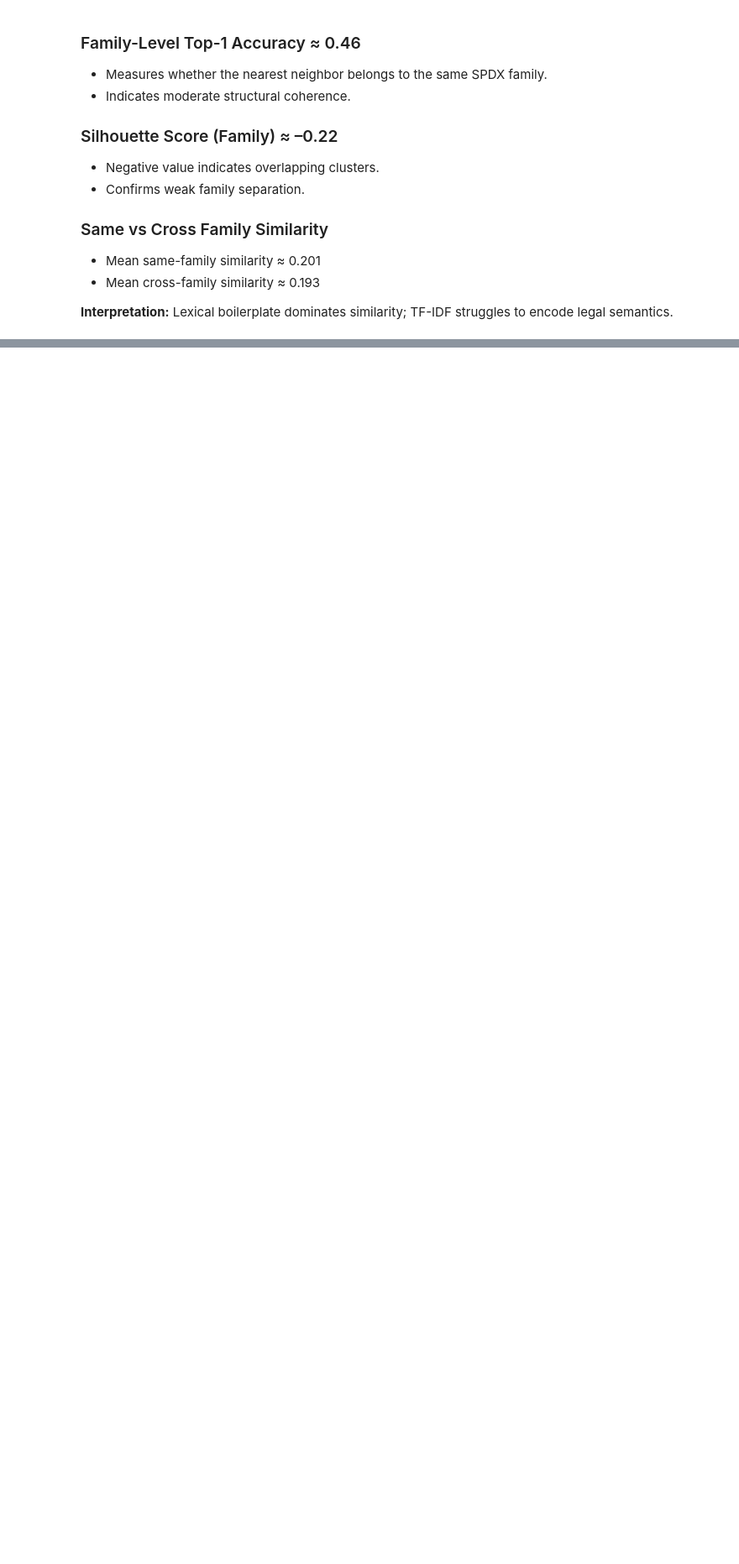
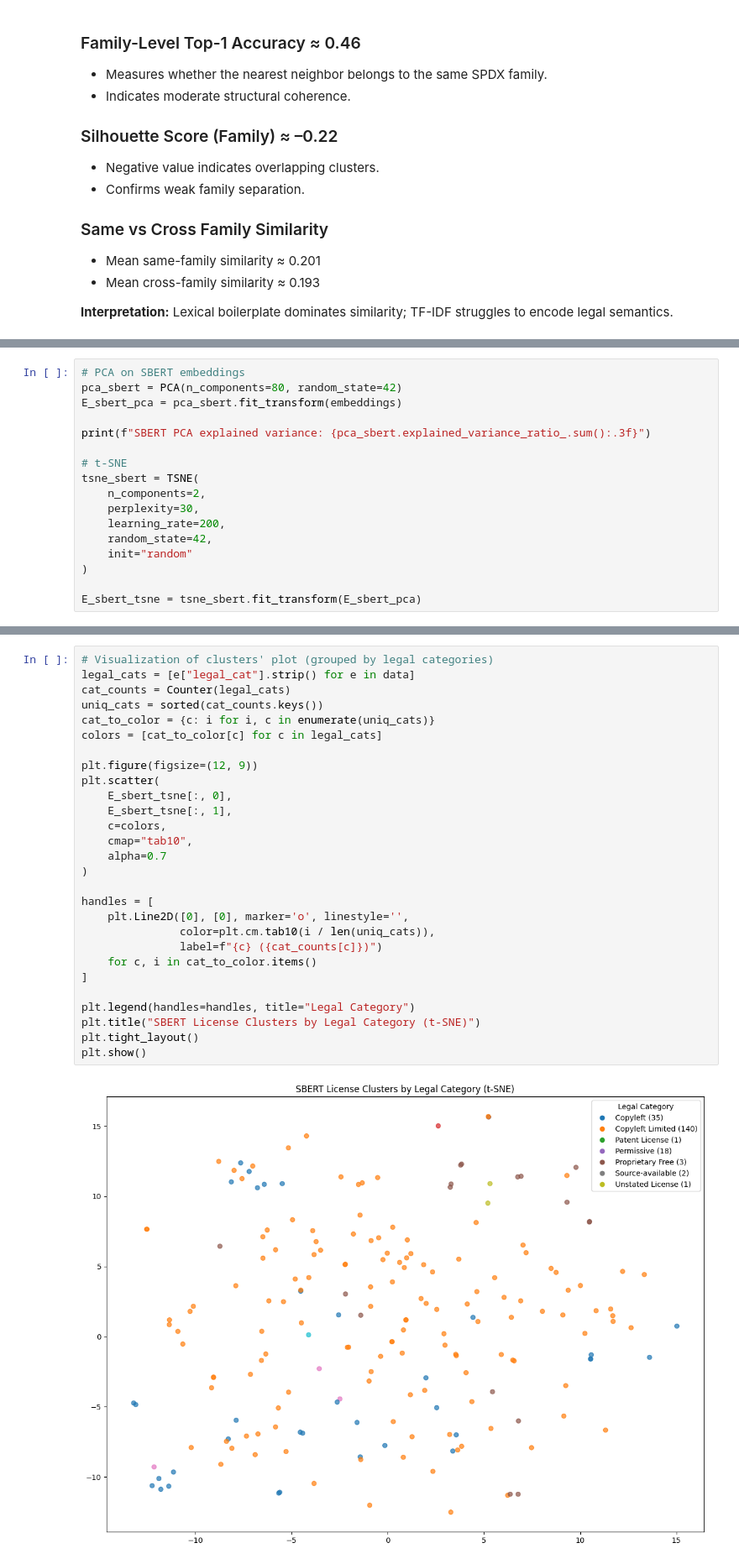
Before and after one commit to sajaa45/license-classifier, a Jupyter notebook: main.ipynb, the cells around one changed output, grey strips where cells are left out. Shown at 84% size. Cells and saved outputs as stored; diff of their text form; blank space fills up the shorter version.

Commit message:
Added SBERT license similarity + hybrid TF-IDF & SBERT reranking
# Conflicts:
#	.idea/discord.xml
#	.idea/license-classifier.iml
#	.idea/misc.xml

```diff
--- a/main.ipynb
+++ b/main.ipynb
@@ -555,0 +813,17 @@ Lexical boilerplate dominates similarity; TF-IDF struggles to encode legal seman
+# %%
+# PCA on SBERT embeddings
+pca_sbert = PCA(n_components=80, random_state=42)
+E_sbert_pca = pca_sbert.fit_transform(embeddings)
+
+print(f"SBERT PCA explained variance: {pca_sbert.explained_variance_ratio_.sum():.3f}")
+
+# t-SNE
+tsne_sbert = TSNE(
+    n_components=2,
+    perplexity=30,
+    learning_rate=200,
+    random_state=42,
+    init="random"
+)
+
+E_sbert_tsne = tsne_sbert.fit_transform(E_sbert_pca)
@@ -555,0 +832,30 @@ Lexical boilerplate dominates similarity; TF-IDF struggles to encode legal seman
+# %%
+# Visualization of clusters' plot (grouped by legal categories)
+legal_cats = [e["legal_cat"].strip() for e in data]
+cat_counts = Counter(legal_cats)
+uniq_cats = sorted(cat_counts.keys())
+cat_to_color = {c: i for i, c in enumerate(uniq_cats)}
+colors = [cat_to_color[c] for c in legal_cats]
+
+plt.figure(figsize=(12, 9))
+plt.scatter(
+    E_sbert_tsne[:, 0],
+    E_sbert_tsne[:, 1],
+    c=colors,
+    cmap="tab10",
+    alpha=0.7
+)
+
+handles = [
+    plt.Line2D([0], [0], marker='o', linestyle='',
+               color=plt.cm.tab10(i / len(uniq_cats)),
+               label=f"{c} ({cat_counts[c]})")
+    for c, i in cat_to_color.items()
+]
+
+plt.legend(handles=handles, title="Legal Category")
+plt.title("SBERT License Clusters by Legal Category (t-SNE)")
+plt.tight_layout()
+plt.show()
+# %% [output]
+[figure, added]
```
Also changed, not shown: parts of 33 cells of this notebook, 6 other files.
